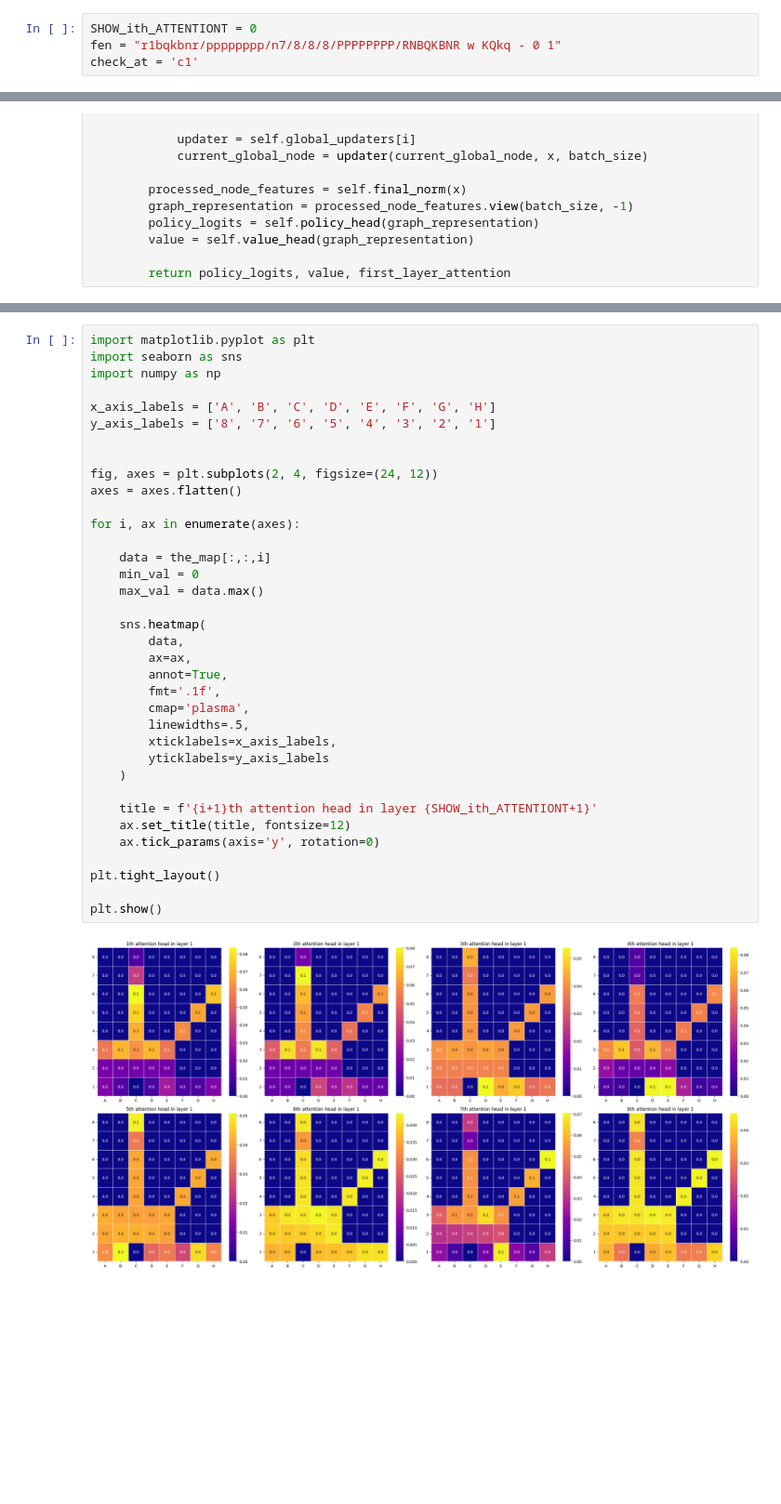
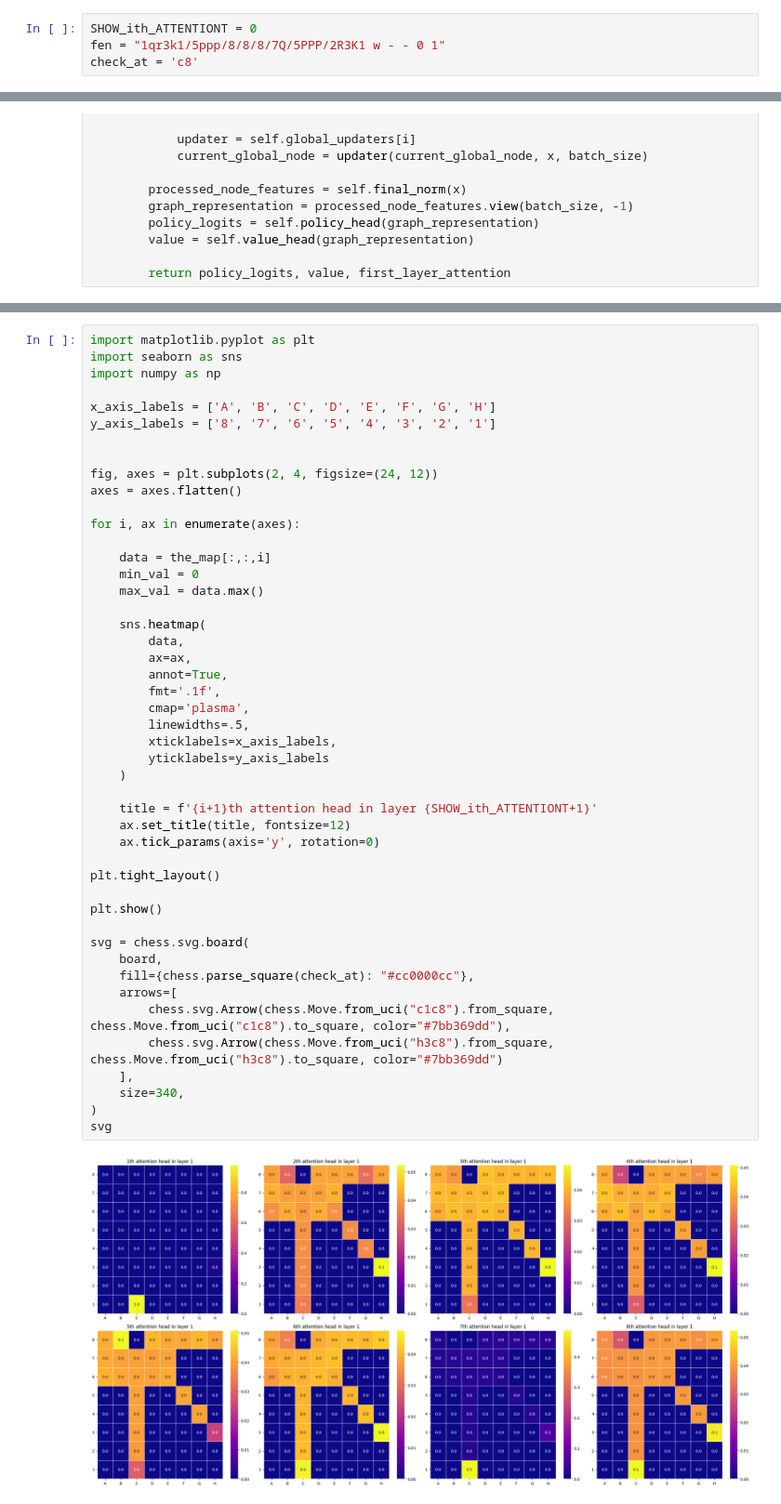
Before and after one commit to hongttisme/Advance_Machine_Learning_Project, a Jupyter notebook: AML/attentionShow.ipynb, the cells around one changed output, grey strips where cells are left out. Shown: that part at 93% size. Saved outputs shown, nothing was run; the diff lists cells and outputs as text; blank space fills up the shorter version.

Commit message:
update attention visualizaiton

```diff
--- a/AML/attentionShow.ipynb
+++ b/AML/attentionShow.ipynb
@@ -1,7 +1,7 @@
 # %%
 SHOW_ith_ATTENTIONT = 0
-fen = "r1bqkbnr/pppppppp/n7/8/8/8/PPPPPPPP/RNBQKBNR w KQkq - 0 1"
-check_at = 'c1'
+fen = "1qr3k1/5ppp/8/8/8/7Q/5PPP/2R3K1 w - - 0 1"
+check_at = 'c8'
 # %%
 import torch
 import torch.nn as nn
@@ -342,31 +342,42 @@ y_axis_labels = ['8', '7', '6', '5', '4', '3', '2', '1']
 
 
 fig, axes = plt.subplots(2, 4, figsize=(24, 12))
 axes = axes.flatten()
 
 for i, ax in enumerate(axes):
 
     data = the_map[:,:,i]
     min_val = 0
     max_val = data.max()
 
     sns.heatmap(
         data,
         ax=ax,
         annot=True,
         fmt='.1f',
         cmap='plasma',
         linewidths=.5,
         xticklabels=x_axis_labels,
         yticklabels=y_axis_labels
     )
 
     title = f'{i+1}th attention head in layer {SHOW_ith_ATTENTIONT+1}'
     ax.set_title(title, fontsize=12)
     ax.tick_params(axis='y', rotation=0)
 
 plt.tight_layout()
 
 plt.show()
+
+svg = chess.svg.board(
+    board,
+    fill={chess.parse_square(check_at): "#cc0000cc"},
+    arrows=[
+        chess.svg.Arrow(chess.Move.from_uci("c1c8").from_square, chess.Move.from_uci("c1c8").to_square, color="#7bb369dd"),
+        chess.svg.Arrow(chess.Move.from_uci("h3c8").from_square, chess.Move.from_uci("h3c8").to_square, color="#7bb369dd")
+    ],
+    size=340,
+)
+svg
 # %% [output]
-[figure, old version]
+[figure, new version]
```
Also changed, not shown: parts of 2 cells of this notebook, 1 other file.
